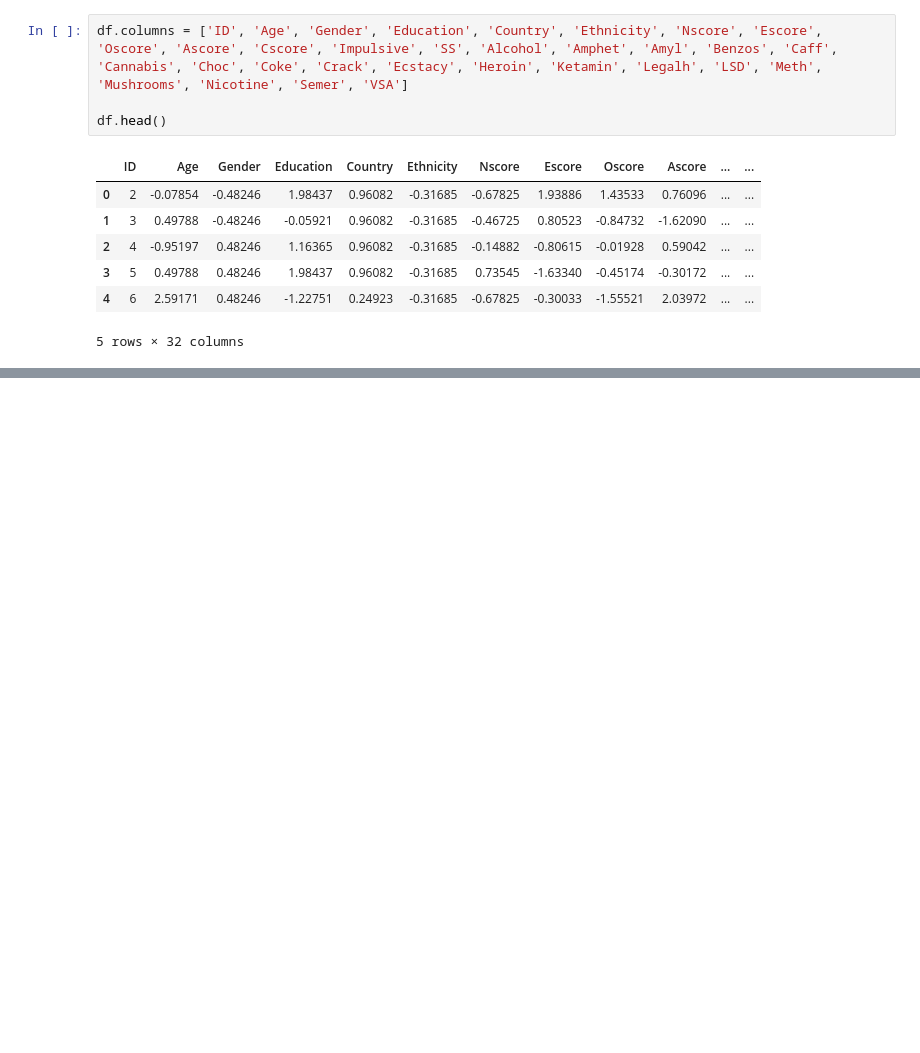
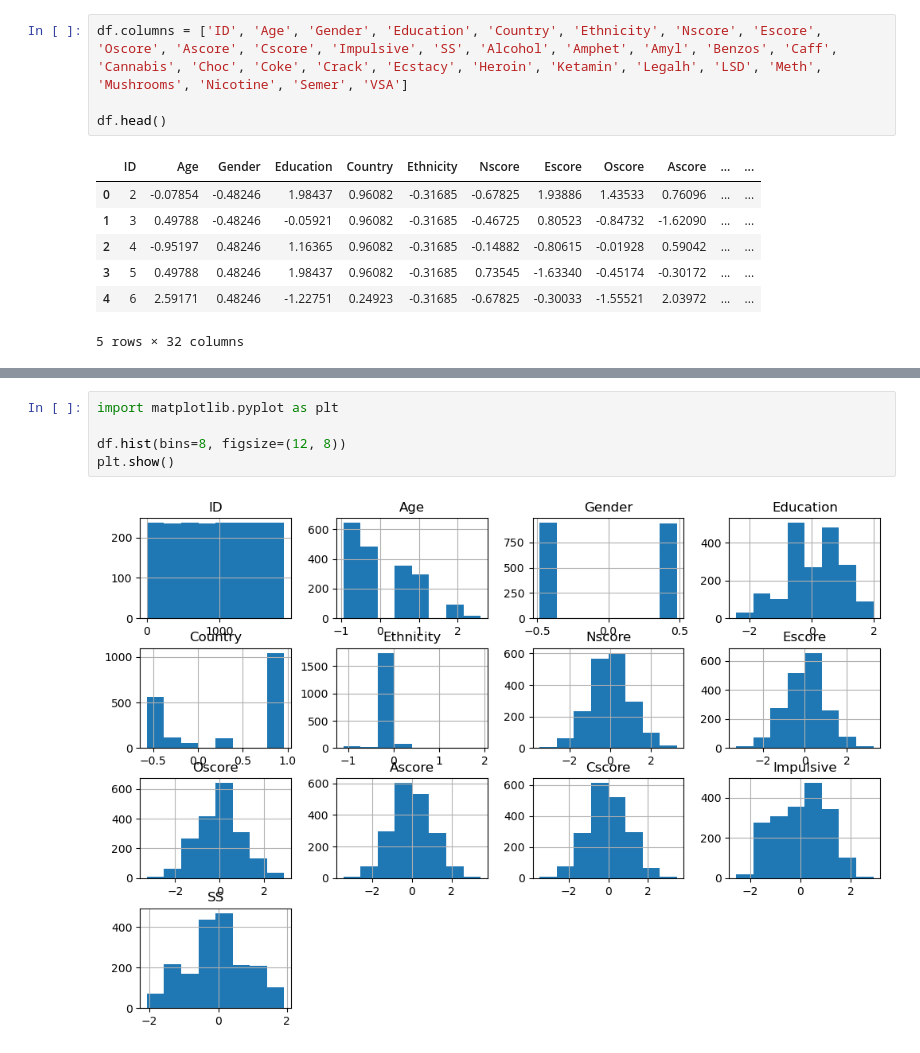
Before and after one commit to Freybier/Drogen4Life, a Jupyter notebook: Drug_Project.ipynb, the cells around one changed output, grey strips where cells are left out. Drawn from its saved outputs; the diff is of its cells as text; blank space fills up the shorter version.

```diff
--- a/Drug_Project.ipynb
+++ b/Drug_Project.ipynb
@@ -25,0 +62,7 @@ df.head()
+# %%
+import matplotlib.pyplot as plt
+
+df.hist(bins=8, figsize=(12, 8))
+plt.show()
+# %% [output]
+[figure, added]
```
Also changed, not shown: parts of 7 cells of this notebook, 1 other file.
